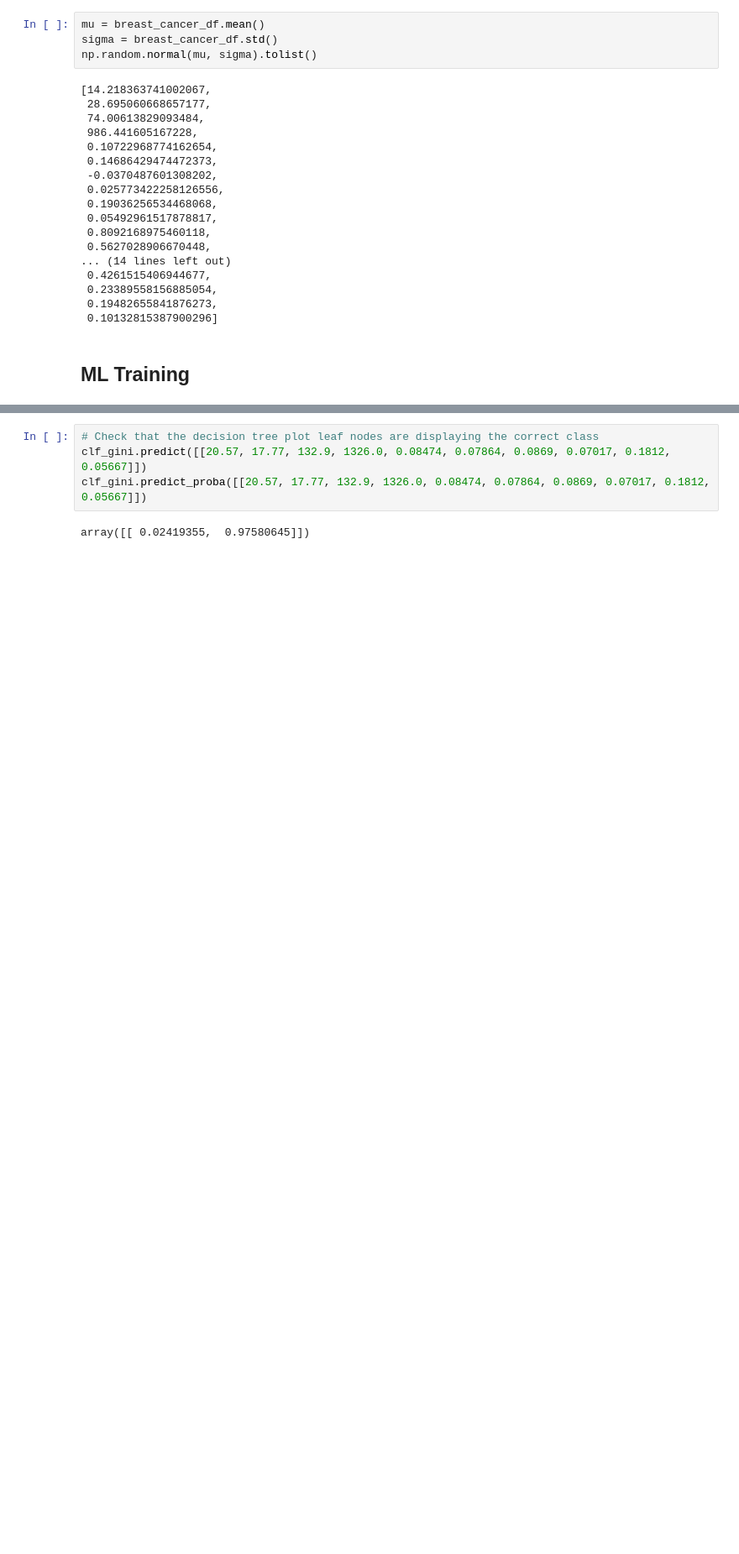
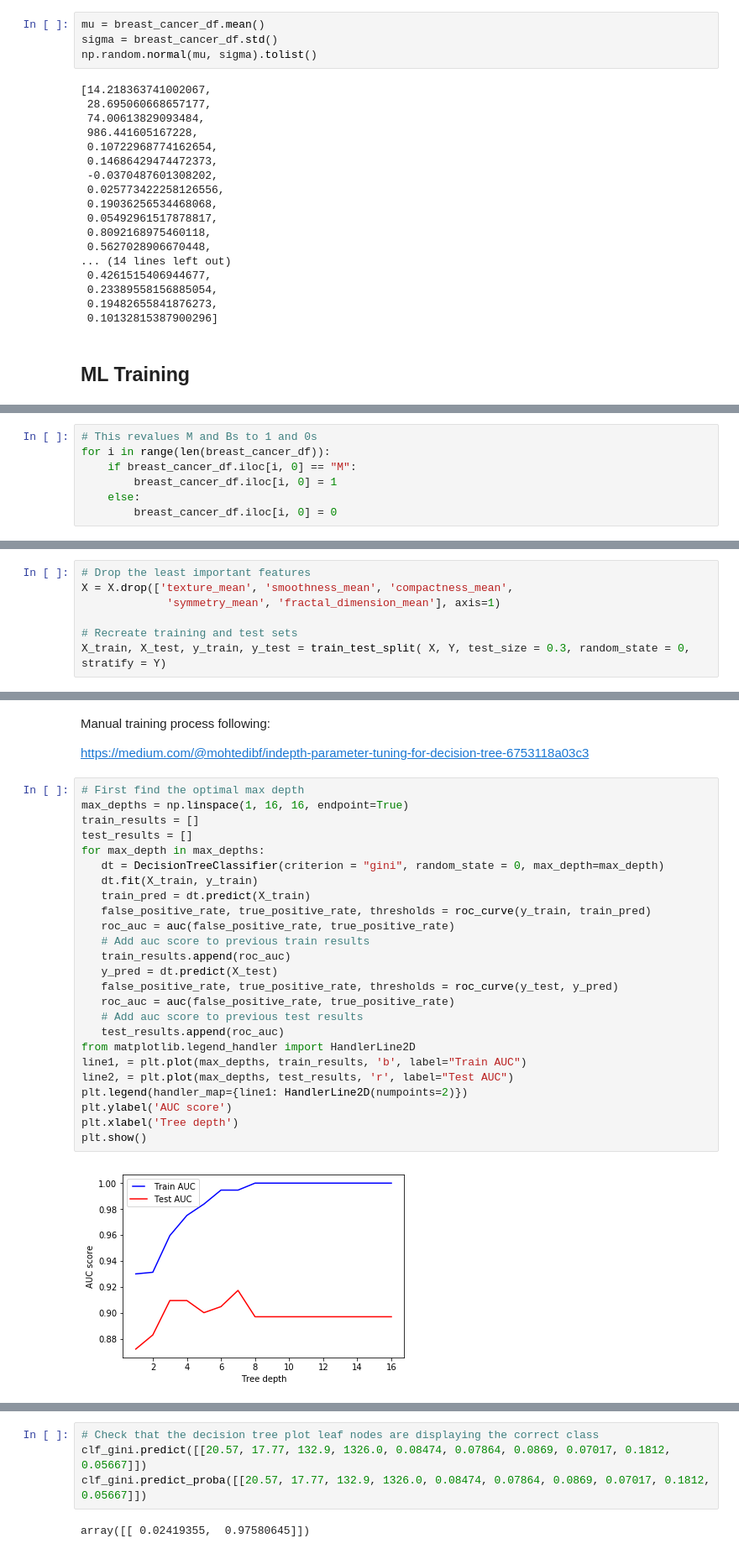
Before and after one commit to rswaggs/Breast-Cancer-Malignant-Detection, a Jupyter notebook: Scripts/Exploring_dataset.ipynb, the cells around one changed output, grey strips where cells are left out. Shown at 84% size. Saved outputs shown, nothing was run; the diff lists cells and outputs as text; blank space fills up the shorter version.

```diff
--- a/Scripts/Exploring_dataset.ipynb
+++ b/Scripts/Exploring_dataset.ipynb
@@ -208,0 +189,7 @@ breast_cancer_df
+# %%
+# This revalues M and Bs to 1 and 0s
+for i in range(len(breast_cancer_df)):
+    if breast_cancer_df.iloc[i, 0] == "M":
+        breast_cancer_df.iloc[i, 0] = 1
+    else:
+        breast_cancer_df.iloc[i, 0] = 0
@@ -243,0 +301,7 @@ breast_cancer_df.head()
+# %%
+# Drop the least important features
+X = X.drop(['texture_mean', 'smoothness_mean', 'compactness_mean',
+             'symmetry_mean', 'fractal_dimension_mean'], axis=1)
+
+# Recreate training and test sets
+X_train, X_test, y_train, y_test = train_test_split( X, Y, test_size = 0.3, random_state = 0, stratify = Y)
@@ -243,0 +386,31 @@ breast_cancer_df.head()
+# %% [markdown]
+Manual training process following:
+
+https://medium.com/@mohtedibf/indepth-parameter-tuning-for-decision-tree-6753118a03c3
+# %%
+# First find the optimal max depth
+max_depths = np.linspace(1, 16, 16, endpoint=True)
+train_results = []
+test_results = []
+for max_depth in max_depths:
+   dt = DecisionTreeClassifier(criterion = "gini", random_state = 0, max_depth=max_depth)
+   dt.fit(X_train, y_train)
+   train_pred = dt.predict(X_train)
+   false_positive_rate, true_positive_rate, thresholds = roc_curve(y_train, train_pred)
+   roc_auc = auc(false_positive_rate, true_positive_rate)
+   # Add auc score to previous train results
+   train_results.append(roc_auc)
+   y_pred = dt.predict(X_test)
+   false_positive_rate, true_positive_rate, thresholds = roc_curve(y_test, y_pred)
+   roc_auc = auc(false_positive_rate, true_positive_rate)
+   # Add auc score to previous test results
+   test_results.append(roc_auc)
+from matplotlib.legend_handler import HandlerLine2D
+line1, = plt.plot(max_depths, train_results, 'b', label="Train AUC")
+line2, = plt.plot(max_depths, test_results, 'r', label="Test AUC")
+plt.legend(handler_map={line1: HandlerLine2D(numpoints=2)})
+plt.ylabel('AUC score')
+plt.xlabel('Tree depth')
+plt.show()
+# %% [output]
+[figure, added]
```
Also changed, not shown: parts of 39 cells of this notebook, 2 other files.
